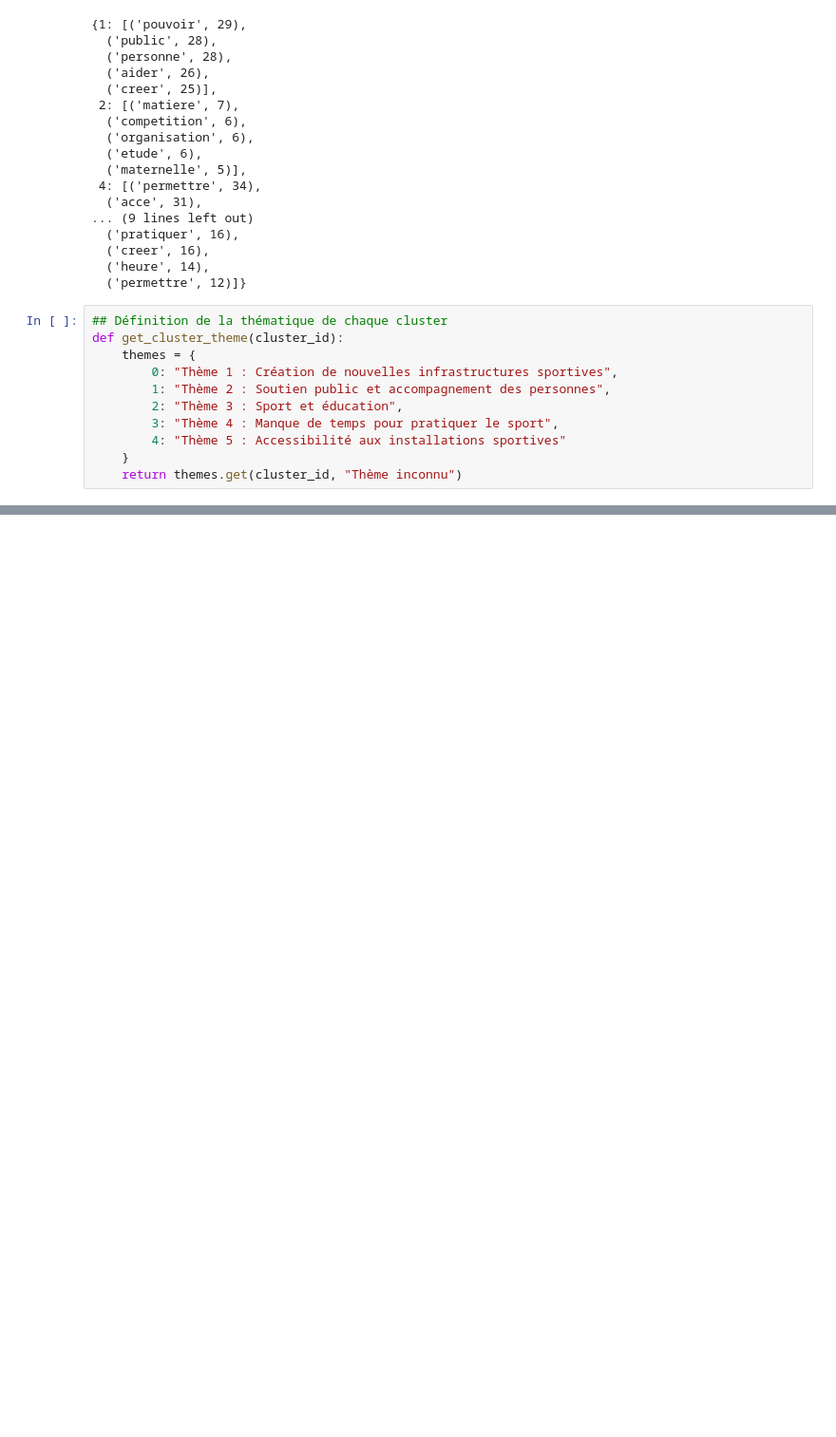
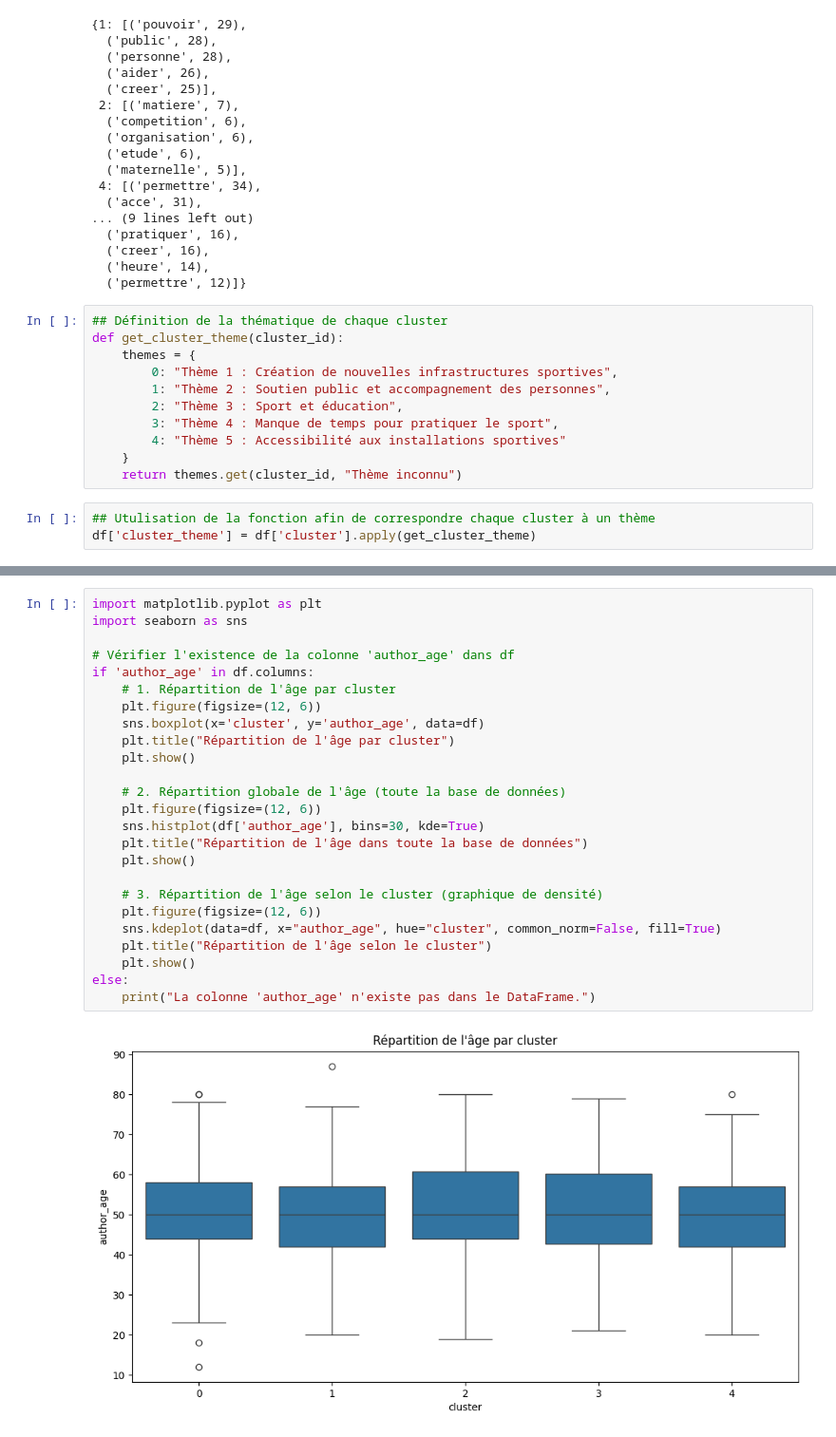
Before and after one commit to ValdesFeudjio/customer-feedback-analyzer, a Jupyter notebook: src/data_exploration.ipynb, the cells around one changed output, grey strips where cells are left out. Shown at 95% size. Drawn from its saved outputs; the diff is of its cells as text; blank space fills up the shorter version.

Commit message:
Analyse des clusters selon le profil

```diff
--- a/src/data_exploration.ipynb
+++ b/src/data_exploration.ipynb
@@ -564,3 +564,6 @@ def get_cluster_theme(cluster_id):
         4: "Thème 5 : Accessibilité aux installations sportives"
     }
     return themes.get(cluster_id, "Thème inconnu")
+# %%
+## Utulisation de la fonction afin de correspondre chaque cluster à un thème
+df['cluster_theme'] = df['cluster'].apply(get_cluster_theme)
@@ -566,0 +601,27 @@ def get_cluster_theme(cluster_id):
+# %%
+import matplotlib.pyplot as plt
+import seaborn as sns
+
+# Vérifier l'existence de la colonne 'author_age' dans df
+if 'author_age' in df.columns:
+    # 1. Répartition de l'âge par cluster
+    plt.figure(figsize=(12, 6))
+    sns.boxplot(x='cluster', y='author_age', data=df)
+    plt.title("Répartition de l'âge par cluster")
+    plt.show()
+
+    # 2. Répartition globale de l'âge (toute la base de données)
+    plt.figure(figsize=(12, 6))
+    sns.histplot(df['author_age'], bins=30, kde=True)
+    plt.title("Répartition de l'âge dans toute la base de données")
+    plt.show()
+
+    # 3. Répartition de l'âge selon le cluster (graphique de densité)
+    plt.figure(figsize=(12, 6))
+    sns.kdeplot(data=df, x="author_age", hue="cluster", common_norm=False, fill=True)
+    plt.title("Répartition de l'âge selon le cluster")
+    plt.show()
+else:
+    print("La colonne 'author_age' n'existe pas dans le DataFrame.")
+# %% [output]
+[figure, added]
```
Also changed, not shown: parts of 6 cells of this notebook.
